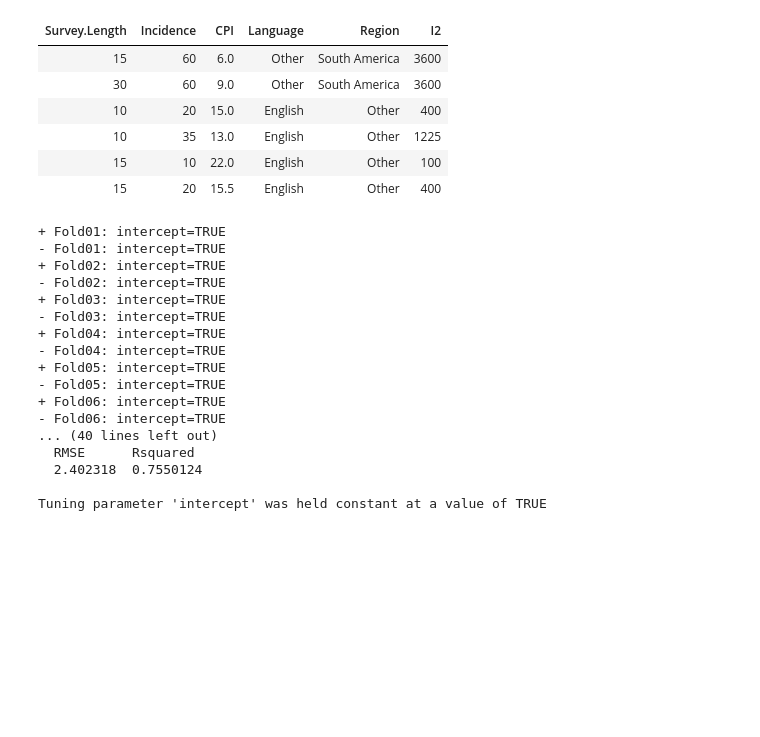
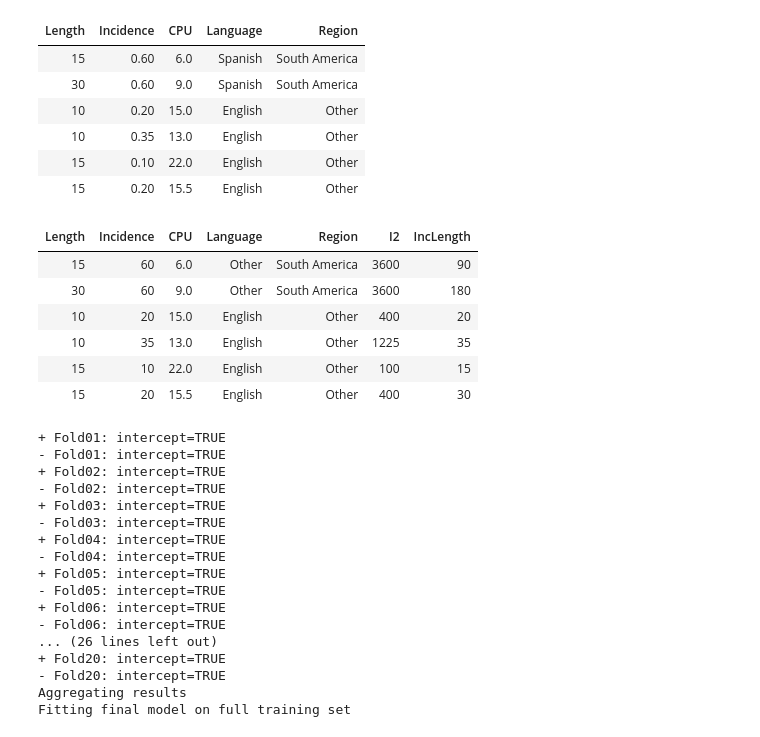
Before and after one commit to HubCatz202/cpi_model, a Jupyter notebook: CPI_Model.ipynb, the cells around one changed output. Cells and saved outputs as stored; diff of their text form; code cells hidden in the pictures; blank space fills up the shorter version.

```diff
--- a/CPI_Model.ipynb
+++ b/CPI_Model.ipynb
@@ -7,51 +23,62 @@ options(repos = repo.data.frame$URL)
 # %%
+## Source Data
+
+source <- read.csv('cpi.csv')
+country_map <- read.csv('country_map.csv')
+cols_to_drop = c('Methodology', 'Total.Quota', 'Max.Feasibility', 'Internet.Penetration', 'Recommended...Online', 'Translation.with.Edit', 'Comment.One', 'Comment.Two', 'Comment.Three', 'Country', 'OrigCountryCount')
+df <- drop_cols(merge(source, country_map, on='Country'), cols_to_drop)
+
+head(df)
+
+## Data Transformations
+
 drop_cols <- function(df, cols_to_drop){
     for (col in cols_to_drop){
         df[[col]] = NULL
     }
     return(df)
 }
 
-source <- read.csv('cpi.csv')
-
-country_map <- read.csv('country_map.csv')
-cols_to_drop = c('Methodology', 'Total.Quota', 'Max.Feasibility', 'Internet.Penetration', 'Recommended...Online', 'Translation.with.Edit', 'Comment.One', 'Comment.Two', 'Comment.Three', 'Country', 'OrigCountryCount')
-
-df <- drop_cols(merge(source, country_map, on='Country'), cols_to_drop)
-
 df$Language <- ifelse(df$Language != 'English', 'Other', 'English')
-
-df$Incidence <- df$Incidence * 100
+df$Incidence <- (df$Incidence) * 100
 df$I2 <- (df$Incidence ^ 2)
-
+#df$HighCost <- ifelse(df$CPI >= 15, 1, 0)
+df$IncLength <- (df$Incidence * df$Length) / 10
 
 head(df)
-
-set.seed(998)
-inTraining <- createDataPartition(df$CPI, p = .75, list = FALSE)
-train_df <- df[inTraining, ]
-test_df <- df[-inTraining, ]
 # %% [output]
-| Survey.Length | Incidence | CPI | Language | Region | I2 |
-| 15 | 60 | 6.0 | Other | South America | 3600 |
-| 30 | 60 | 9.0 | Other | South America | 3600 |
-| 10 | 20 | 15.0 | English | Other | 400 |
-| 10 | 35 | 13.0 | English | Other | 1225 |
-| 15 | 10 | 22.0 | English | Other | 100 |
-| 15 | 20 | 15.5 | English | Other | 400 |
+| Length | Incidence | CPU | Language | Region |
+| 15 | 0.60 | 6.0 | Spanish | South America |
+| 30 | 0.60 | 9.0 | Spanish | South America |
+| 10 | 0.20 | 15.0 | English | Other |
+| 10 | 0.35 | 13.0 | English | Other |
+| 15 | 0.10 | 22.0 | English | Other |
+| 15 | 0.20 | 15.5 | English | Other |
+| Length | Incidence | CPU | Language | Region | I2 | IncLength |
+| 15 | 60 | 6.0 | Other | South America | 3600 | 90 |
+| 30 | 60 | 9.0 | Other | South America | 3600 | 180 |
+| 10 | 20 | 15.0 | English | Other | 400 | 20 |
+| 10 | 35 | 13.0 | English | Other | 1225 | 35 |
+| 15 | 10 | 22.0 | English | Other | 100 | 15 |
+| 15 | 20 | 15.5 | English | Other | 400 | 30 |
 # %%
+# Fit model
+
+set.seed(998)
+inTraining <- createDataPartition(df$CPU, p = .5, list = FALSE)
+train_df <- df[inTraining, ]
+test_df <- df[-inTraining, ]
+
 set.seed(42)
 
 model <- train(
-    CPI ~ ., train_df,
+    CPU ~ ., train_df,
     method = 'lm',
     trControl = trainControl(
         method = 'cv', number = 20,
         repeats = 5, verboseIter = TRUE
     )
 )
-
-print (model)
 # %% [output]
 + Fold01: intercept=TRUE
 - Fold01: intercept=TRUE
@@ -65,8 +92,8 @@ print (model)
 - Fold05: intercept=TRUE
 + Fold06: intercept=TRUE
 - Fold06: intercept=TRUE
-... (40 lines left out)
-  RMSE      Rsquared
-  2.402318  0.7550124
-
-Tuning parameter 'intercept' was held constant at a value of TRUE
+... (26 lines left out)
++ Fold20: intercept=TRUE
+- Fold20: intercept=TRUE
+Aggregating results
+Fitting final model on full training set
```
Also changed, not shown: parts of 9 cells of this notebook, 1 other file.
